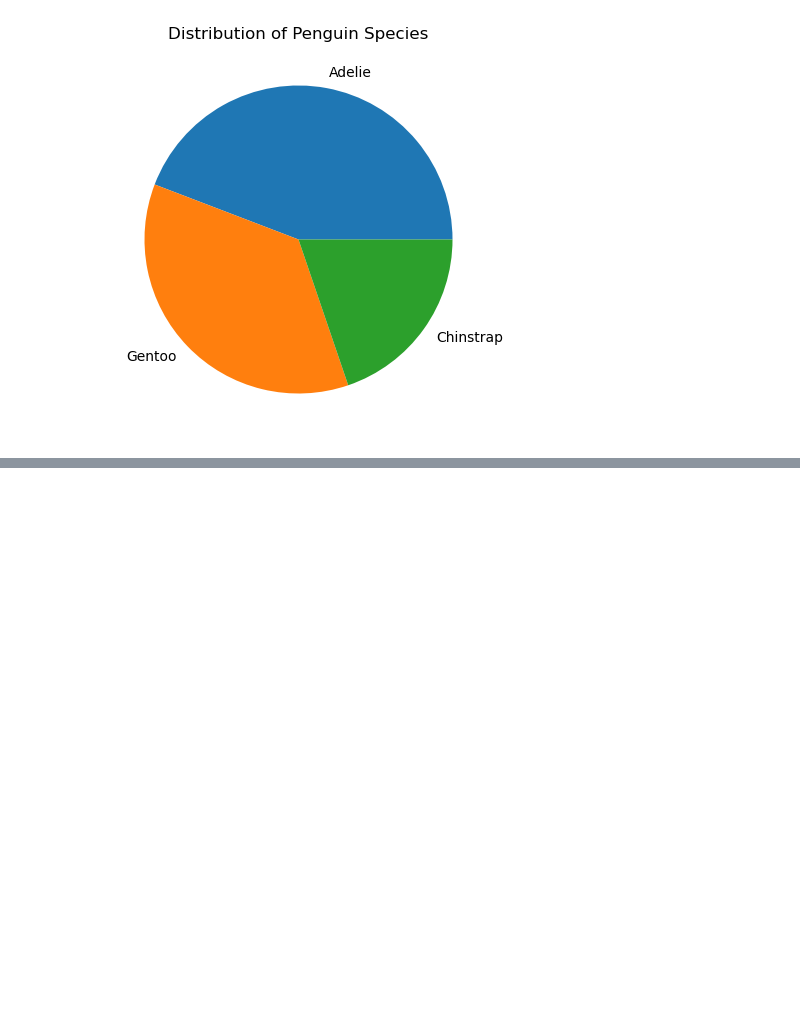
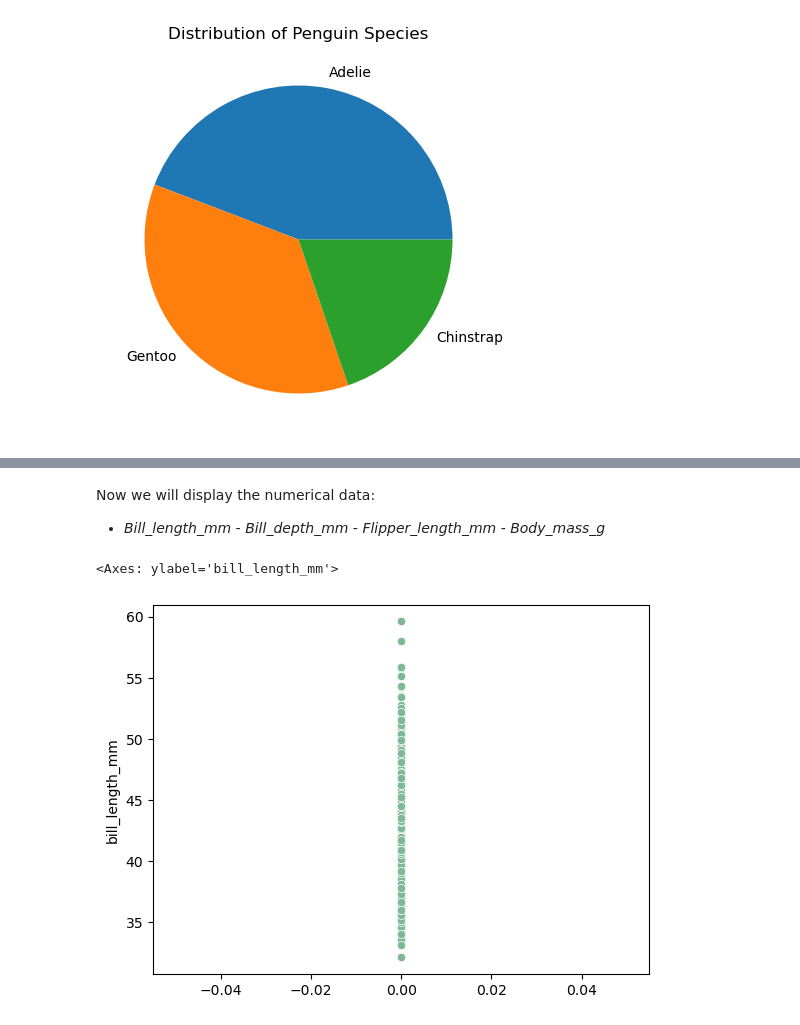
Before and after one commit to yimak/Fundamentals_of_data_analysis, a Jupyter notebook: tasks.ipynb, the cells around one changed output, grey strips where cells are left out. Saved outputs shown, nothing was run; the diff lists cells and outputs as text; code cells hidden in the pictures; blank space fills up the shorter version.

```diff
--- a/task1.ipynb
+++ b/tasks.ipynb
@@ -344,0 +360,19 @@ plt.show()
+# %% [markdown]
+Now we will display the numerical data: <br>
+* _Bill_length_mm - Bill_depth_mm - Flipper_length_mm - Body_mass_g_
+# %%
+#Bill_length__mm
+import seaborn as sns
+
+df = sns.load_dataset('penguins')
+
+#we attributed x to 0 because otherwise the code wouldn't create a plot, the reason is that Scatterplot requires the comparison of two variables or more:
+#reference: https://www.statalist.org/forums/forum/general-stata-discussion/general/1398761-scatter-plot-for-one-variable
+#https://seaborn.pydata.org/tutorial/categorical.html
+
+x = 0
+
+sns.scatterplot(data=df, x=x, y='bill_length_mm')
+# %% [output]
+<Axes: ylabel='bill_length_mm'>
+[figure, added]
```
Also changed, not shown: parts of 5 cells of this notebook, 2 other files.
